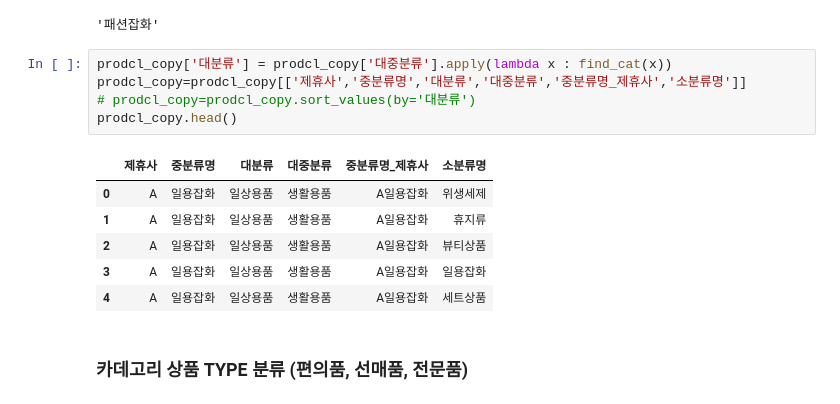
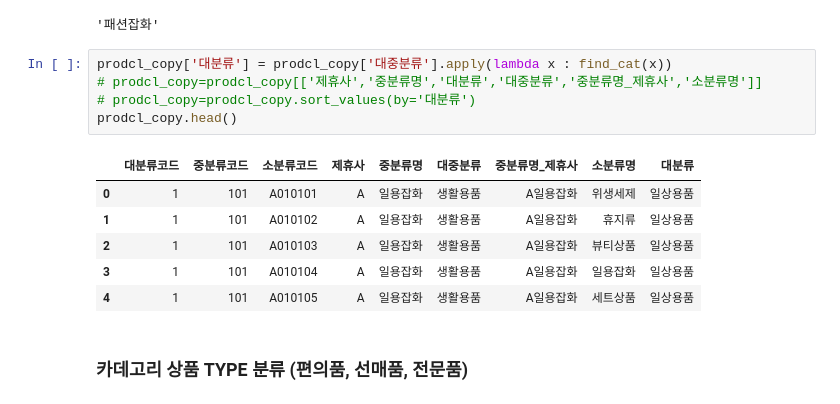
Before and after one commit to PKLH/cakd_LP, a Jupyter notebook: WorkSpace/Kim/EDA_minsup.ipynb, the cells around one changed output. Saved outputs shown, nothing was run; the diff lists cells and outputs as text.

```diff
--- a/WorkSpace/Kim/EDA_minsup.ipynb
+++ b/WorkSpace/Kim/EDA_minsup.ipynb
@@ -1854,16 +1854,16 @@ find_cat('SPA')
 '패션잡화'
 # %%
 prodcl_copy['대분류'] = prodcl_copy['대중분류'].apply(lambda x : find_cat(x))
-prodcl_copy=prodcl_copy[['제휴사','중분류명','대분류','대중분류','중분류명_제휴사','소분류명']]
+# prodcl_copy=prodcl_copy[['제휴사','중분류명','대분류','대중분류','중분류명_제휴사','소분류명']]
 # prodcl_copy=prodcl_copy.sort_values(by='대분류')
 prodcl_copy.head()
 # %% [output]
-|  | 제휴사 | 중분류명 | 대분류 | 대중분류 | 중분류명_제휴사 | 소분류명 |
-| 0 | A | 일용잡화 | 일상용품 | 생활용품 | A일용잡화 | 위생세제 |
-| 1 | A | 일용잡화 | 일상용품 | 생활용품 | A일용잡화 | 휴지류 |
-| 2 | A | 일용잡화 | 일상용품 | 생활용품 | A일용잡화 | 뷰티상품 |
-| 3 | A | 일용잡화 | 일상용품 | 생활용품 | A일용잡화 | 일용잡화 |
-| 4 | A | 일용잡화 | 일상용품 | 생활용품 | A일용잡화 | 세트상품 |
+|  | 대분류코드 | 중분류코드 | 소분류코드 | 제휴사 | 중분류명 | 대중분류 | 중분류명_제휴사 | 소분류명 | 대분류 |
+| 0 | 1 | 101 | A010101 | A | 일용잡화 | 생활용품 | A일용잡화 | 위생세제 | 일상용품 |
+| 1 | 1 | 101 | A010102 | A | 일용잡화 | 생활용품 | A일용잡화 | 휴지류 | 일상용품 |
+| 2 | 1 | 101 | A010103 | A | 일용잡화 | 생활용품 | A일용잡화 | 뷰티상품 | 일상용품 |
+| 3 | 1 | 101 | A010104 | A | 일용잡화 | 생활용품 | A일용잡화 | 일용잡화 | 일상용품 |
+| 4 | 1 | 101 | A010105 | A | 일용잡화 | 생활용품 | A일용잡화 | 세트상품 | 일상용품 |
 # %% [markdown]
 ### 카데고리 상품 TYPE 분류 (편의품, 선매품, 전문품)
 # %% [markdown]
```
Also changed, not shown: parts of 28 cells of this notebook.
